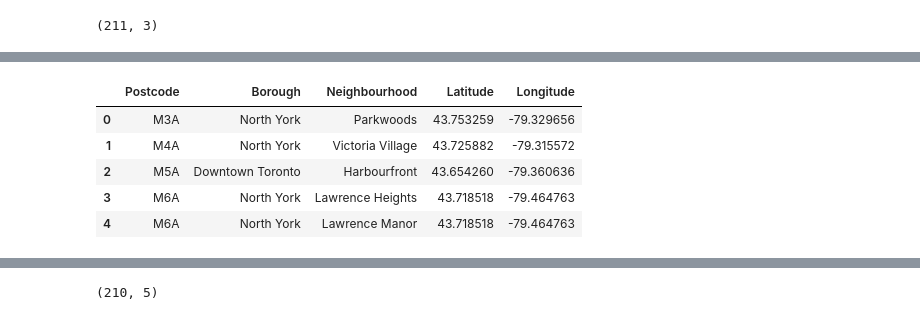
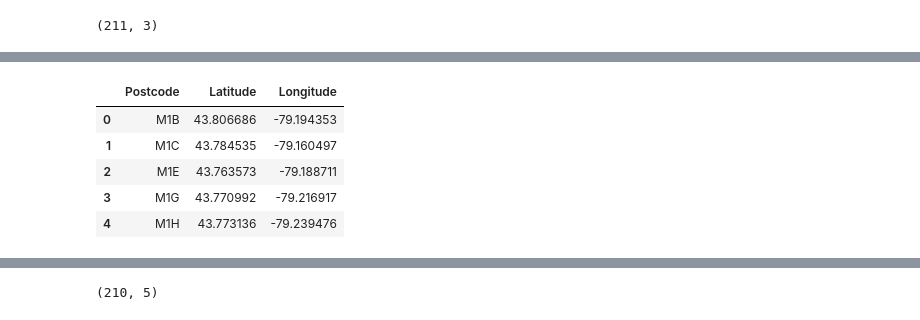
Before and after one commit to syed-k/Toronto-segmentation, a Jupyter notebook: Clustering_Toronto.ipynb, the cells around one changed output, grey strips where cells are left out. Drawn from its saved outputs; the diff is of its cells as text; code cells hidden in the pictures.

```diff
--- a/Clustering_Toronto.ipynb
+++ b/Clustering_Toronto.ipynb
@@ -77,12 +73,28 @@ ll_data.head()
-# %%
-ll_data.rename(columns={'Postal Code':'Postcode'},inplace=True)
-#Torento Neighbourhood data with LL data
-df_toronto_2 = pd.merge(df_toronto,ll_data,on='Postcode')
-df_toronto_2.head()
-# %% [output]
-|  | Postcode | Borough | Neighbourhood | Latitude | Longitude |
-| 0 | M3A | North York | Parkwoods | 43.753259 | -79.329656 |
-| 1 | M4A | North York | Victoria Village | 43.725882 | -79.315572 |
-| 2 | M5A | Downtown Toronto | Harbourfront | 43.654260 | -79.360636 |
-| 3 | M6A | North York | Lawrence Heights | 43.718518 | -79.464763 |
-| 4 | M6A | North York | Lawrence Manor | 43.718518 | -79.464763 |
+# %%
+#import geocoder # import geocoder$creating blank dataframe
+
+#def get_geocoder(postal_code):
+     ## initialize your variable to None
+     #lat_lng_coords = None
+     ## loop until you get the coordinates
+     #while(lat_lng_coords is None):
+       #g = geocoder.google('{}, Toronto, Ontario'.format(postal_code))
+       #lat_lng_coords = g.latlng
+     #latitude = lat_lng_coords[0]
+     #longitude = lat_lng_coords[1]
+     #return latitude,longitude
+
+#for i in range(0,len(df_toronto)):
+    #df_toronto['Latitude'][i],df_toronto['Longitude'][i]=get_geocoder(df_toronto.iloc[i]['Postcode'])
+
+#Read latitude and longitude form file instead
+ll_data = pd.read_csv("https://cf-courses-data.s3.us.cloud-object-storage.appdomain.cloud/IBMDeveloperSkillsNetwork-DS0701EN-SkillsNetwork/labs_v1/Geospatial_Coordinates.csv")
+ll_data.rename(columns={'Postal Code':'Postcode'},inplace=True)
+ll_data.head()
+# %% [output]
+|  | Postcode | Latitude | Longitude |
+| 0 | M1B | 43.806686 | -79.194353 |
+| 1 | M1C | 43.784535 | -79.160497 |
+| 2 | M1E | 43.763573 | -79.188711 |
+| 3 | M1G | 43.770992 | -79.216917 |
+| 4 | M1H | 43.773136 | -79.239476 |
```
Also changed, not shown: parts of 8 cells of this notebook.
